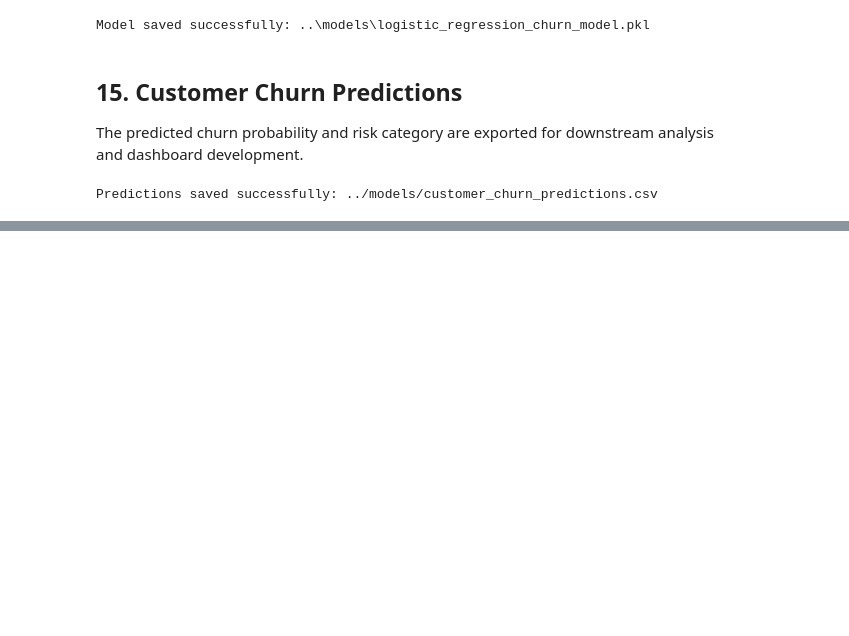
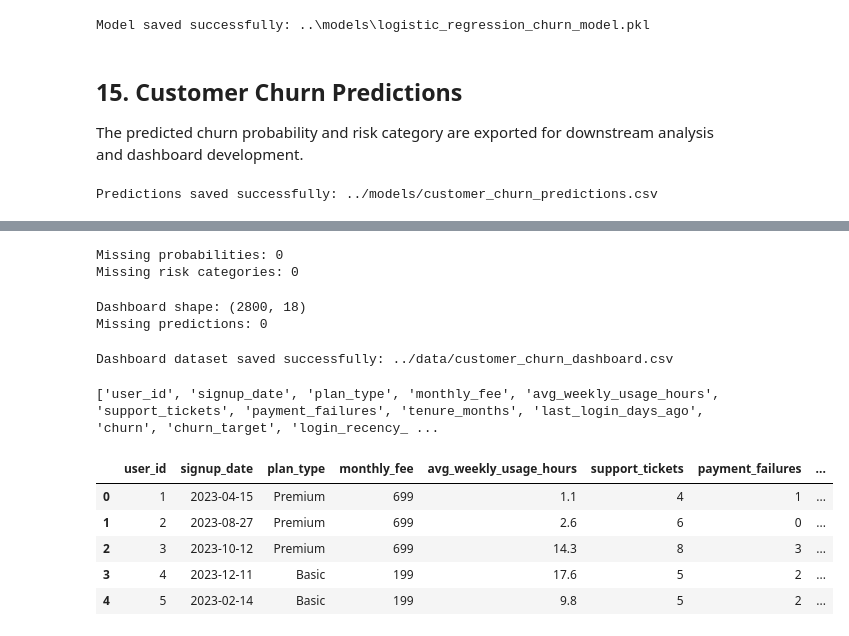
Before and after one commit to Dhineshmurali12/AI-Customer-Churn-Intelligence, a Jupyter notebook: notebooks/04_ML_Modeling_and_Baseline.ipynb, the cells around one changed output, grey strips where cells are left out. Cells and saved outputs as stored; diff of their text form; code cells hidden in the pictures; blank space fills up the shorter version.

```diff
--- a/notebooks/04_ML_Modeling_and_Baseline.ipynb
+++ b/notebooks/04_ML_Modeling_and_Baseline.ipynb
@@ -681,0 +741,55 @@ Predictions saved successfully: ../models/customer_churn_predictions.csv
+# %%
+print(
+    "Missing probabilities:",
+    all_predictions["churn_probability"].isna().sum()
+)
+
+print(
+    "Missing risk categories:",
+    all_predictions["predicted_risk_category"].isna().sum()
+)
+# %% [output]
+Missing probabilities: 0
+Missing risk categories: 0
+# %%
+# Create dashboard-ready dataset
+
+dashboard_df = df.copy()
+
+dashboard_df = dashboard_df.merge(
+    all_predictions,
+    on="user_id",
+    how="left"
+)
+
+print("Dashboard shape:", dashboard_df.shape)
+print("Missing predictions:", dashboard_df["churn_probability"].isna().sum())
+# %% [output]
+Dashboard shape: (2800, 18)
+Missing predictions: 0
+# %%
+dashboard_path = "../data/customer_churn_dashboard.csv"
+
+dashboard_df.to_csv(
+    dashboard_path,
+    index=False
+)
+
+print(
+    f"Dashboard dataset saved successfully: {dashboard_path}"
+)
+# %% [output]
+Dashboard dataset saved successfully: ../data/customer_churn_dashboard.csv
+# %%
+print(dashboard_df.columns.tolist())
+# %% [output]
+['user_id', 'signup_date', 'plan_type', 'monthly_fee', 'avg_weekly_usage_hours', 'support_tickets', 'payment_failures', 'tenure_months', 'last_login_days_ago', 'churn', 'churn_target', 'login_recency_ ...
+# %%
+dashboard_df.head()
+# %% [output]
+|  | user_id | signup_date | plan_type | monthly_fee | avg_weekly_usage_hours | support_tickets | payment_failures | ... |
+| 0 | 1 | 2023-04-15 | Premium | 699 | 1.1 | 4 | 1 | ... |
+| 1 | 2 | 2023-08-27 | Premium | 699 | 2.6 | 6 | 0 | ... |
+| 2 | 3 | 2023-10-12 | Premium | 699 | 14.3 | 8 | 3 | ... |
+| 3 | 4 | 2023-12-11 | Basic | 199 | 17.6 | 5 | 2 | ... |
+| 4 | 5 | 2023-02-14 | Basic | 199 | 9.8 | 5 | 2 | ... |
```
Also changed, not shown: parts of 3 cells of this notebook, 6 other files.
